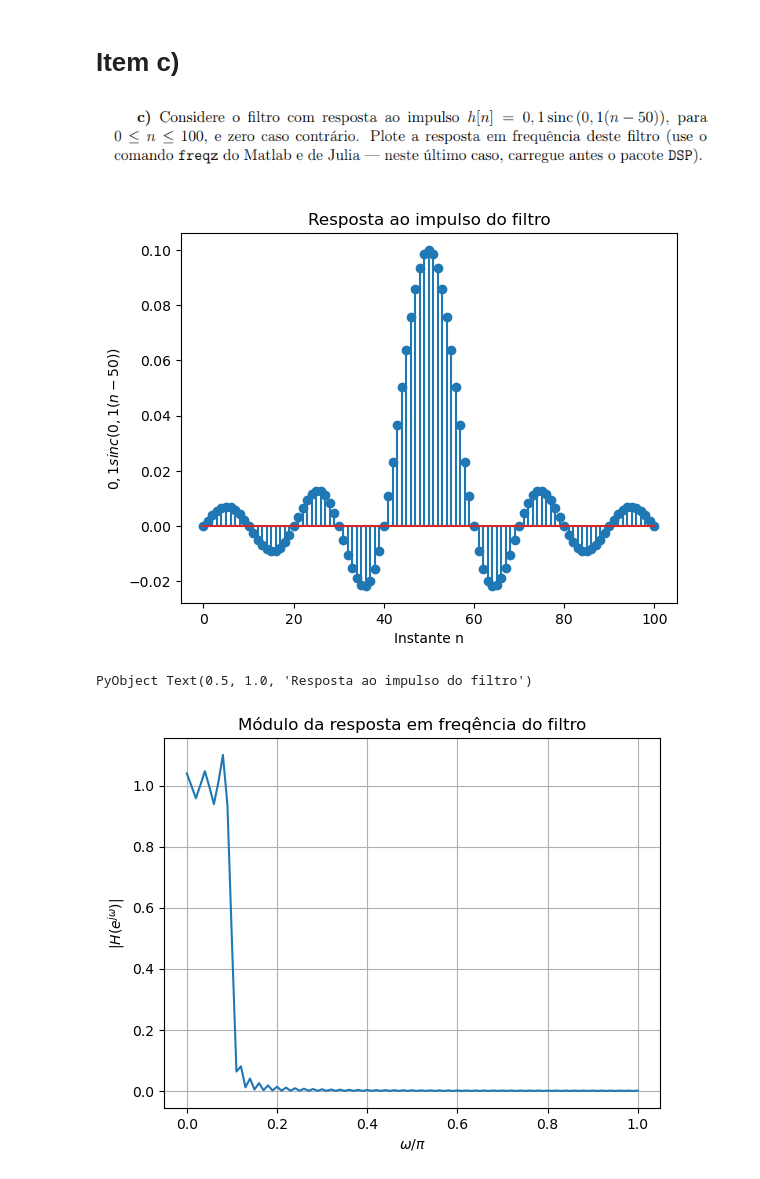
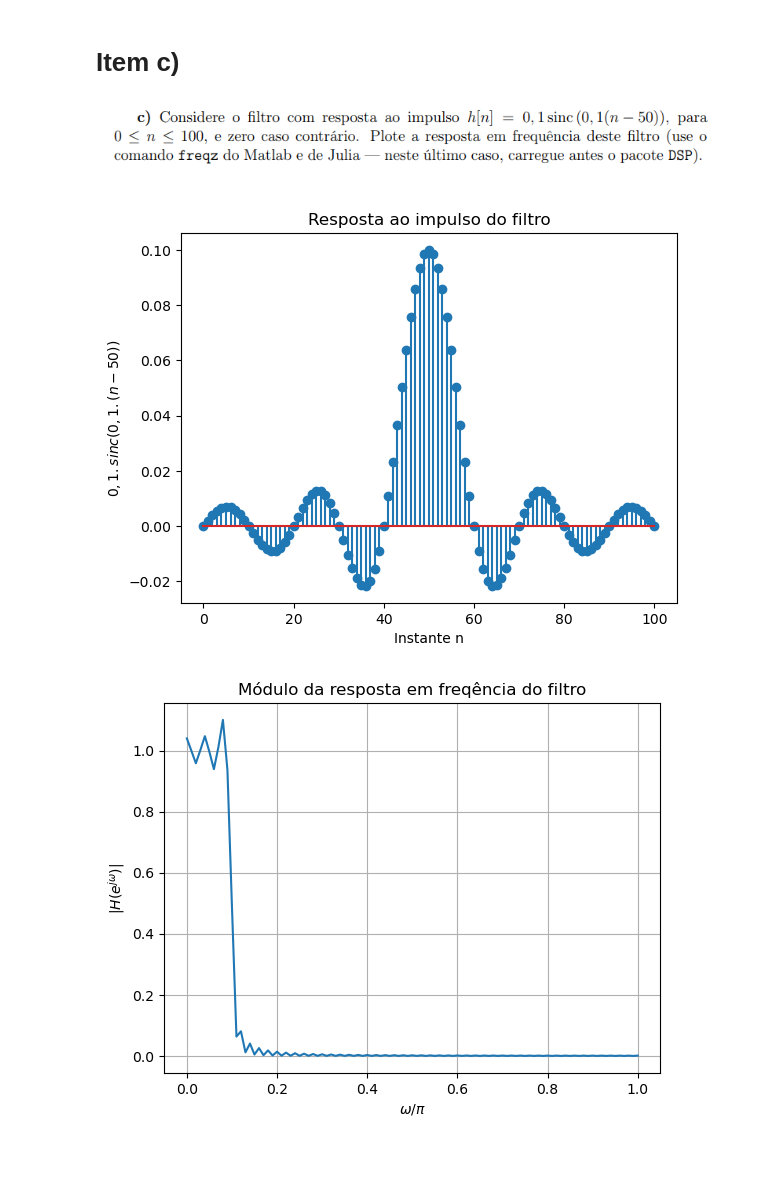
Before and after one commit to brunompasini/PSI3431-Processamento-Estatistico-de-Sinais, a Jupyter notebook: PSI3431-Exp1-Bruno-Caio-Pedro.ipynb, the cells around one changed output. Cells and saved outputs as stored; diff of their text form; code cells hidden in the pictures.

```diff
--- a/Experiencia_1_Julia.ipynb
+++ b/PSI3431-Exp1-Bruno-Caio-Pedro.ipynb
@@ -78,14 +87,13 @@ wavplay(x, fa) #ouvindo o sinal x[n]
 # %%
 n_h = 0:100
 
 h = 0.1*sinc.(0.1*(n_h.-50))
 stem(n_h, h)
 xlabel("Instante n")
-ylabel(L"$0,1sinc(0,1(n-50))$")
-title("Resposta ao impulso do filtro")
+ylabel(L"$0,1.sinc(0,1.(n-50))$")
+title("Resposta ao impulso do filtro");
 # %% [output]
-[figure, old version]
+[figure, new version]
-PyObject Text(0.5, 1.0, 'Resposta ao impulso do filtro')
 # %%
 hf= PolynomialRatio(h,[1]);
 ω = range(0,π, length=101);
```
Also changed, not shown: parts of 17 cells of this notebook.
